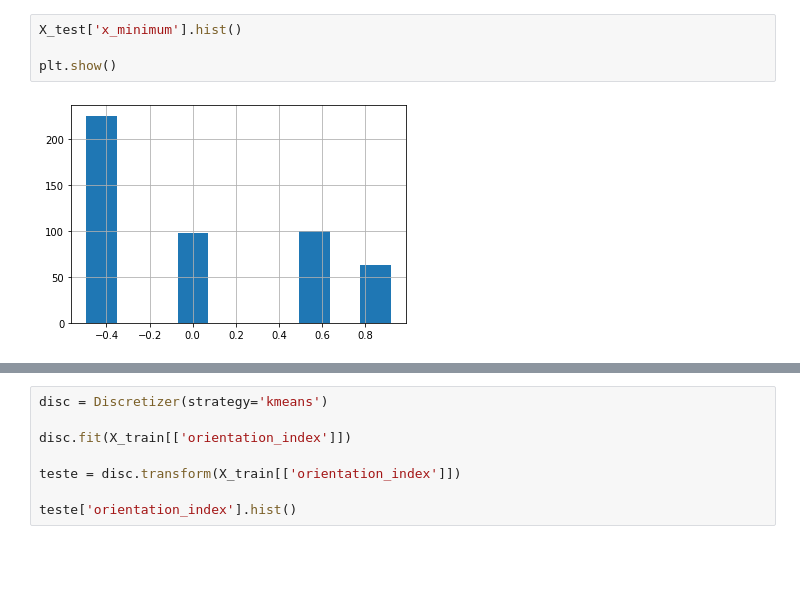
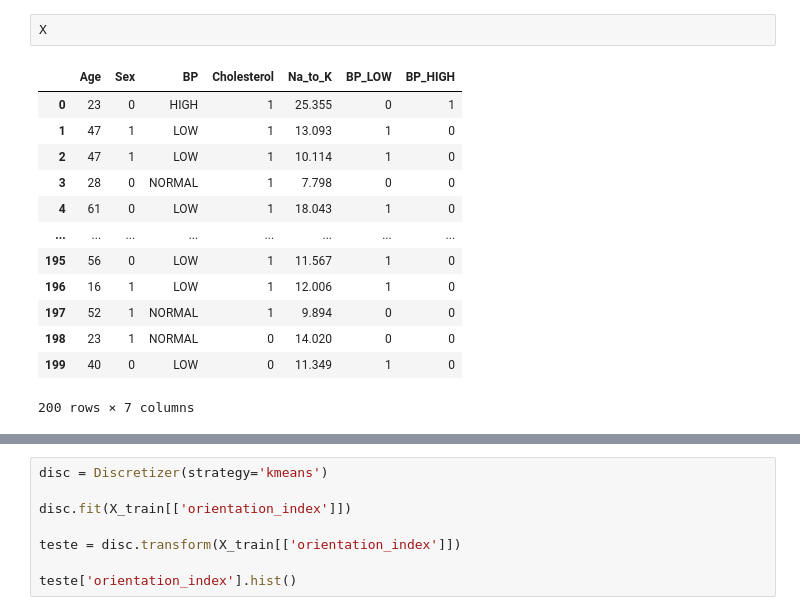
Before and after one commit to emdemor/ml-template, a Jupyter notebook: main.ipynb, the cells around one changed output, grey strips where cells are left out. Drawn from its saved outputs; the diff is of its cells as text; blank space fills up the shorter version.

```diff
--- a/main.ipynb
+++ b/main.ipynb
@@ -48,6 +57,16 @@ plt.show()
-# %%
-X_test['x_minimum'].hist()
-
-plt.show()
-# %% [output]
-[figure, removed]
+# %%
+X
+# %% [output]
+|  | Age | Sex | BP | Cholesterol | Na_to_K | BP_LOW | BP_HIGH |
+| 0 | 23 | 0 | HIGH | 1 | 25.355 | 0 | 1 |
+| 1 | 47 | 1 | LOW | 1 | 13.093 | 1 | 0 |
+| 2 | 47 | 1 | LOW | 1 | 10.114 | 1 | 0 |
+| 3 | 28 | 0 | NORMAL | 1 | 7.798 | 0 | 0 |
+| 4 | 61 | 0 | LOW | 1 | 18.043 | 1 | 0 |
+| ... | ... | ... | ... | ... | ... | ... | ... |
+| 195 | 56 | 0 | LOW | 1 | 11.567 | 1 | 0 |
+| 196 | 16 | 1 | LOW | 1 | 12.006 | 1 | 0 |
+| 197 | 52 | 1 | NORMAL | 1 | 9.894 | 0 | 0 |
+| 198 | 23 | 1 | NORMAL | 0 | 14.020 | 0 | 0 |
+| 199 | 40 | 0 | LOW | 0 | 11.349 | 1 | 0 |
+200 rows × 7 columns
```
Also changed, not shown: parts of 6 cells of this notebook.
